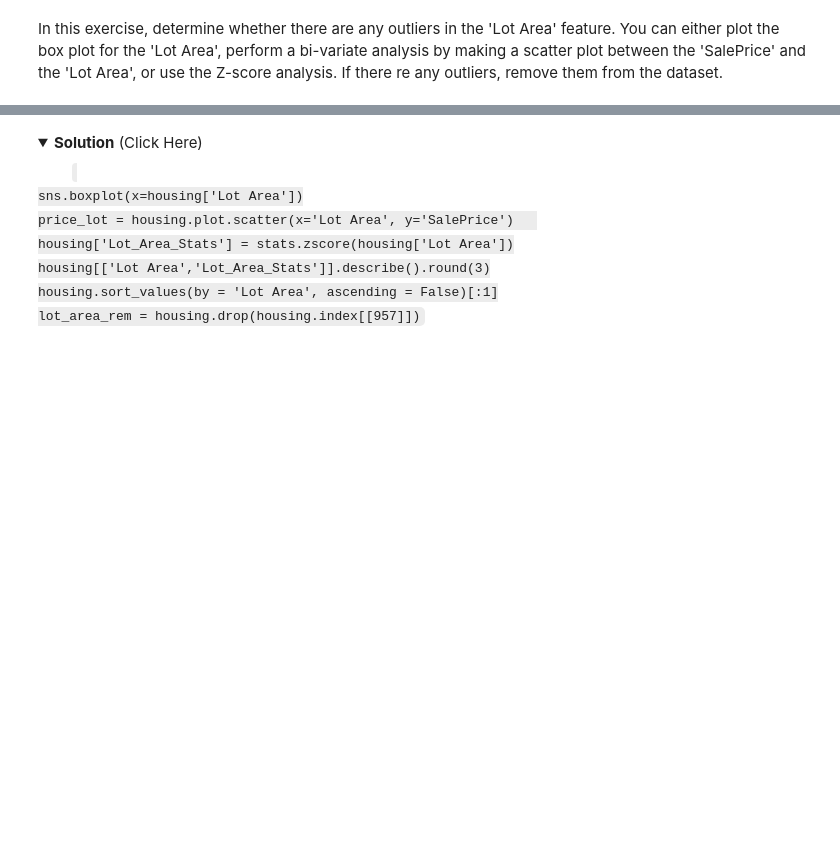
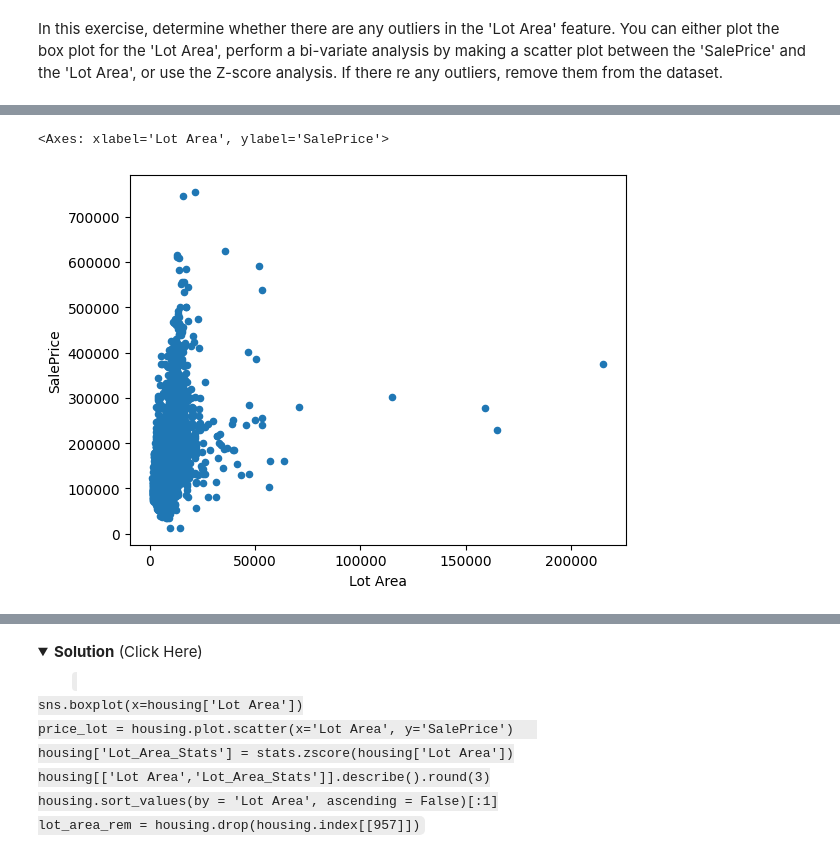
Before and after one commit to kstp0011/Coursera, a Jupyter notebook: Exploratory Data Analysis for Machine Learning/Data_Cleaning_Lab.ipynb, the cells around one changed output, grey strips where cells are left out. Saved outputs shown, nothing was run; the diff lists cells and outputs as text; code cells hidden in the pictures; folded sections open; blank space fills up the shorter version.

```diff
--- a/Exploratory Data Analysis for Machine Learning/Data_Cleaning_Lab.ipynb
+++ b/Exploratory Data Analysis for Machine Learning/Data_Cleaning_Lab.ipynb
@@ -366,0 +598,5 @@ In this exercise, determine whether there are any outliers in the 'Lot Area' fea
+# %%
+housing.plot.scatter(x="Lot Area", y="SalePrice")
+# %% [output]
+<Axes: xlabel='Lot Area', ylabel='SalePrice'>
+[figure, added]
```
Also changed, not shown: parts of 45 cells of this notebook.
